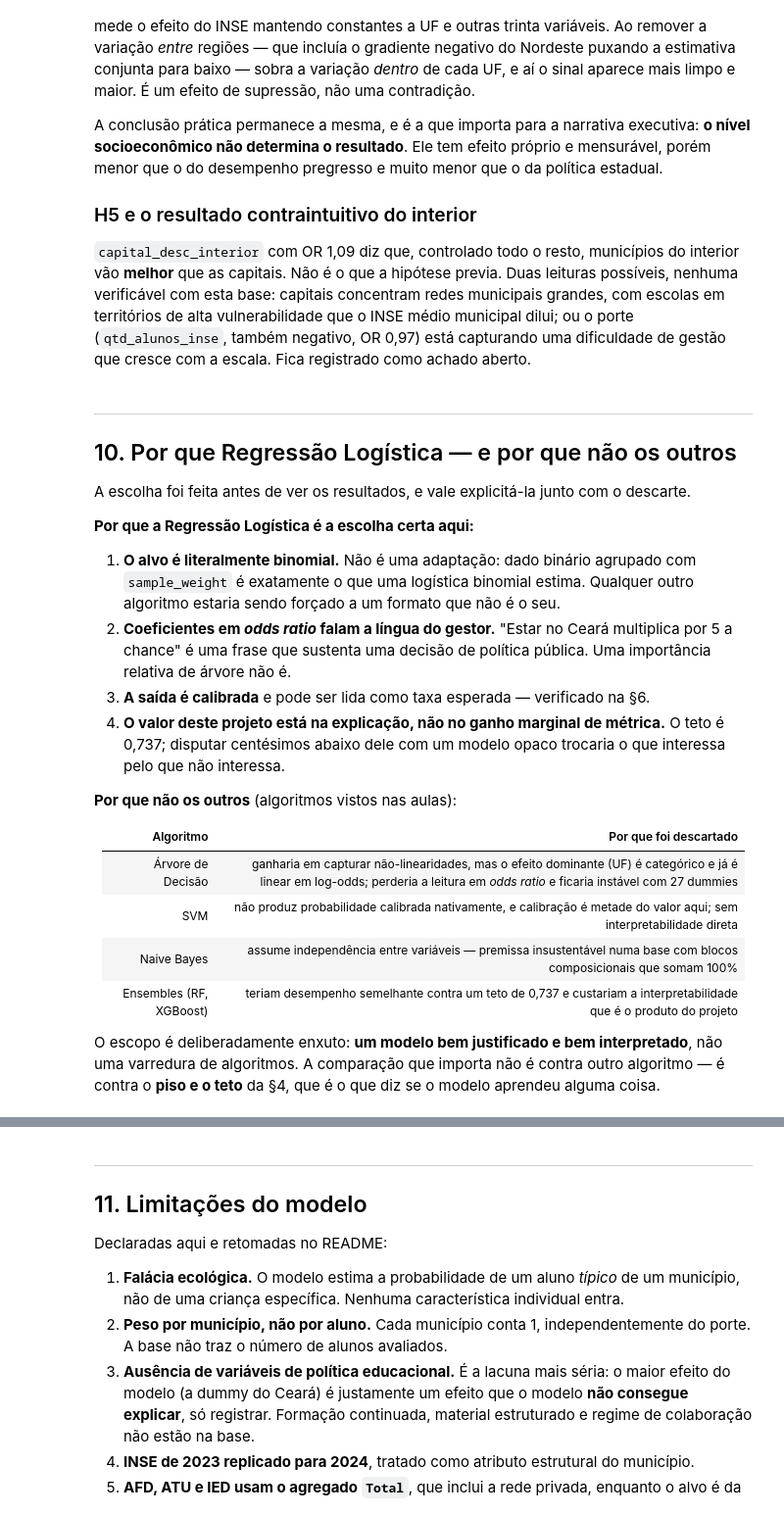
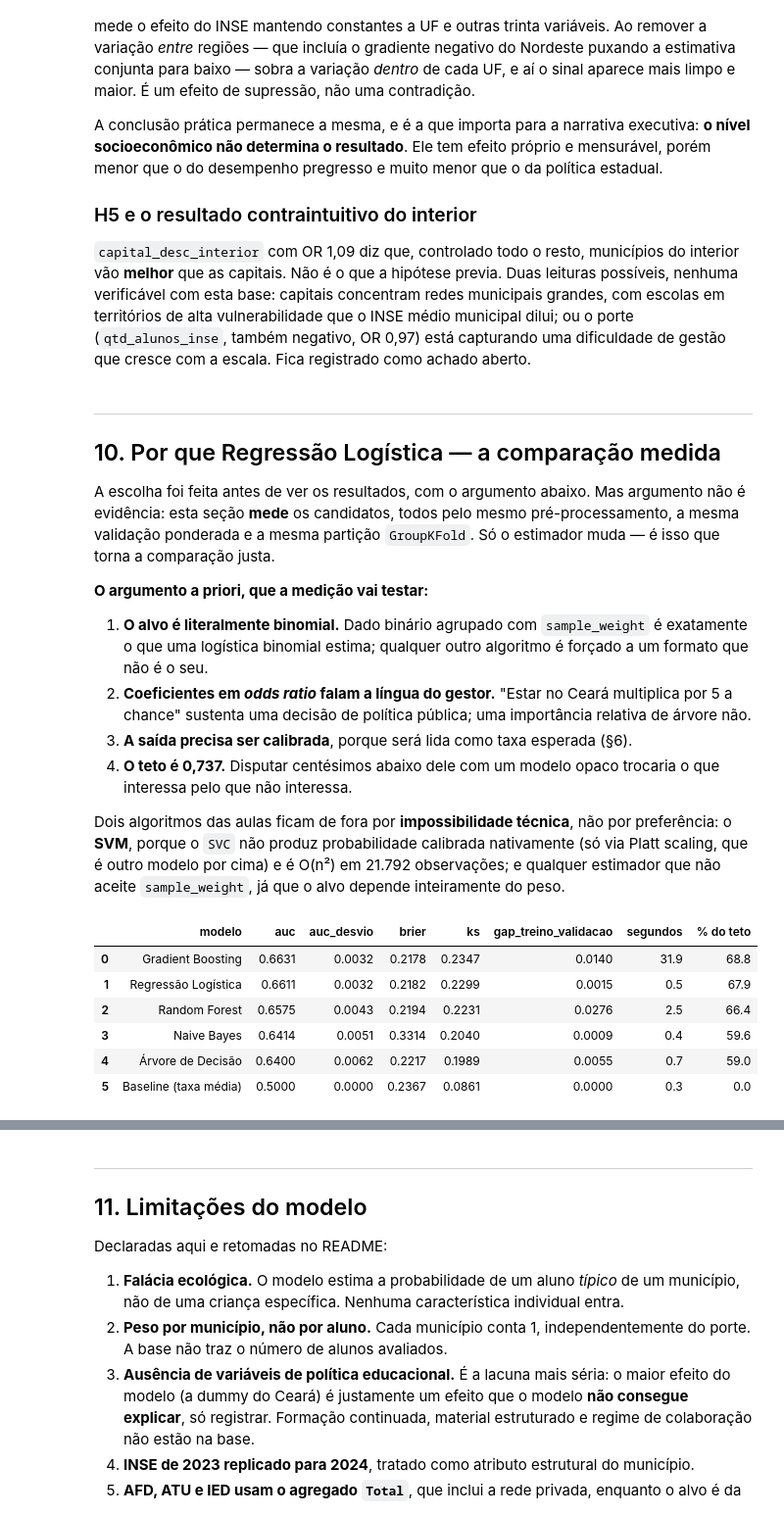
Before and after one commit to damske-h/1IAST-Fase3, a Jupyter notebook: notebooks/03_modelagem.ipynb, the cells around one changed output, grey strips where cells are left out. Shown at 98% size. Saved outputs shown, nothing was run; the diff lists cells and outputs as text; code cells hidden in the pictures.

```diff
--- a/notebooks/03_modelagem.ipynb
+++ b/notebooks/03_modelagem.ipynb
@@ -765,32 +766,56 @@ cresce com a escala. Fica registrado como achado aberto.
 # %% [markdown]
 ---
 
-## 10. Por que Regressão Logística — e por que não os outros
+## 10. Por que Regressão Logística — a comparação medida
 
-A escolha foi feita antes de ver os resultados, e vale explicitá-la junto com o descarte.
+A escolha foi feita antes de ver os resultados, com o argumento abaixo. Mas argumento não é
+evidência: esta seção **mede** os candidatos, todos pelo mesmo pré-processamento, a mesma
+validação ponderada e a mesma partição `GroupKFold`. Só o estimador muda — é isso que torna a
+comparação justa.
 
-**Por que a Regressão Logística é a escolha certa aqui:**
+**O argumento a priori, que a medição vai testar:**
 
-1. **O alvo é literalmente binomial.** Não é uma adaptação: dado binário agrupado com
-   `sample_weight` é exatamente o que uma logística binomial estima. Qualquer outro algoritmo
-   estaria sendo forçado a um formato que não é o seu.
+1. **O alvo é literalmente binomial.** Dado binário agrupado com `sample_weight` é exatamente o
+   que uma logística binomial estima; qualquer outro algoritmo é forçado a um formato que não é
+   o seu.
 2. **Coeficientes em *odds ratio* falam a língua do gestor.** "Estar no Ceará multiplica por 5 a
-   chance" é uma frase que sustenta uma decisão de política pública. Uma importância relativa de
-   árvore não é.
-3. **A saída é calibrada** e pode ser lida como taxa esperada — verificado na §6.
-4. **O valor deste projeto está na explicação, não no ganho marginal de métrica.** O teto é 0,737;
-   disputar centésimos abaixo dele com um modelo opaco trocaria o que interessa pelo que não
-   interessa.
+   chance" sustenta uma decisão de política pública; uma importância relativa de árvore não.
+3. **A saída precisa ser calibrada**, porque será lida como taxa esperada (§6).
+4. **O teto é 0,737.** Disputar centésimos abaixo dele com um modelo opaco trocaria o que
+   interessa pelo que não interessa.
 
-**Por que não os outros** (algoritmos vistos nas aulas):
-
-| Algoritmo | Por que foi descartado |
-|---|---|
-| Árvore de Decisão | ganharia em capturar não-linearidades, mas o efeito dominante (UF) é categórico e já é linear em log-odds; perderia a leitura em *odds ratio* e ficaria instável com 27 dummies |
-| SVM | não produz probabilidade calibrada nativamente, e calibração é metade do valor aqui; sem interpretabilidade direta |
-| Naive Bayes | assume independência entre variáveis — premissa insustentável numa base com blocos composicionais que somam 100% |
-| Ensembles (RF, XGBoost) | teriam desempenho semelhante contra um teto de 0,737 e custariam a interpretabilidade que é o produto do projeto |
-
-O escopo é deliberadamente enxuto: **um modelo bem justificado e bem interpretado**, não uma
-varredura de algoritmos. A comparação que importa não é contra outro algoritmo — é contra o
-**piso e o teto** da §4, que é o que diz se o modelo aprendeu alguma coisa.
+Dois algoritmos das aulas ficam de fora por **impossibilidade técnica**, não por preferência:
+o **SVM**, porque o `SVC` não produz probabilidade calibrada nativamente (só via Platt scaling,
+que é outro modelo por cima) e é O(n²) em 21.792 observações; e qualquer estimador que não aceite
+`sample_weight`, já que o alvo depende inteiramente do peso.
+# %%
+from src.modeling import modelos_candidatos
+
+comparacao = []
+for nome, estimador in modelos_candidatos(random_state=SEMENTE).items():
+    inicio = time.perf_counter()
+    resultado = validar_cruzado(construir_pipeline(estimador=estimador),
+                                X, y, peso, grupos, GroupKFold(n_splits=5))
+    comparacao.append({
+        "modelo": nome,
+        "auc": resultado["validacao_auc"].mean(),
+        "auc_desvio": resultado["validacao_auc"].std(),
+        "brier": resultado["validacao_brier"].mean(),
+        "ks": resultado["validacao_ks"].mean(),
+        "gap_treino_validacao": (resultado["treino_auc"].mean()
+                                 - resultado["validacao_auc"].mean()),
+        "segundos": round(time.perf_counter() - inicio, 1),
+    })
+
+comparacao = pd.DataFrame(comparacao).sort_values("auc", ascending=False)
+comparacao["% do teto"] = ((comparacao["auc"] - metricas_piso["auc"]) /
+                           (metricas_teto["auc"] - metricas_piso["auc"]) * 100).round(1)
+comparacao.round(4).reset_index(drop=True)
+# %% [output]
+|  | modelo | auc | auc_desvio | brier | ks | gap_treino_validacao | segundos | % do teto |
+| 0 | Gradient Boosting | 0.6631 | 0.0032 | 0.2178 | 0.2347 | 0.0140 | 31.9 | 68.8 |
+| 1 | Regressão Logística | 0.6611 | 0.0032 | 0.2182 | 0.2299 | 0.0015 | 0.5 | 67.9 |
+| 2 | Random Forest | 0.6575 | 0.0043 | 0.2194 | 0.2231 | 0.0276 | 2.5 | 66.4 |
+| 3 | Naive Bayes | 0.6414 | 0.0051 | 0.3314 | 0.2040 | 0.0009 | 0.4 | 59.6 |
+| 4 | Árvore de Decisão | 0.6400 | 0.0062 | 0.2217 | 0.1989 | 0.0055 | 0.7 | 59.0 |
+| 5 | Baseline (taxa média) | 0.5000 | 0.0000 | 0.2367 | 0.0861 | 0.0000 | 0.3 | 0.0 |
```
Also changed, not shown: parts of 3 cells of this notebook, 4 other files.
